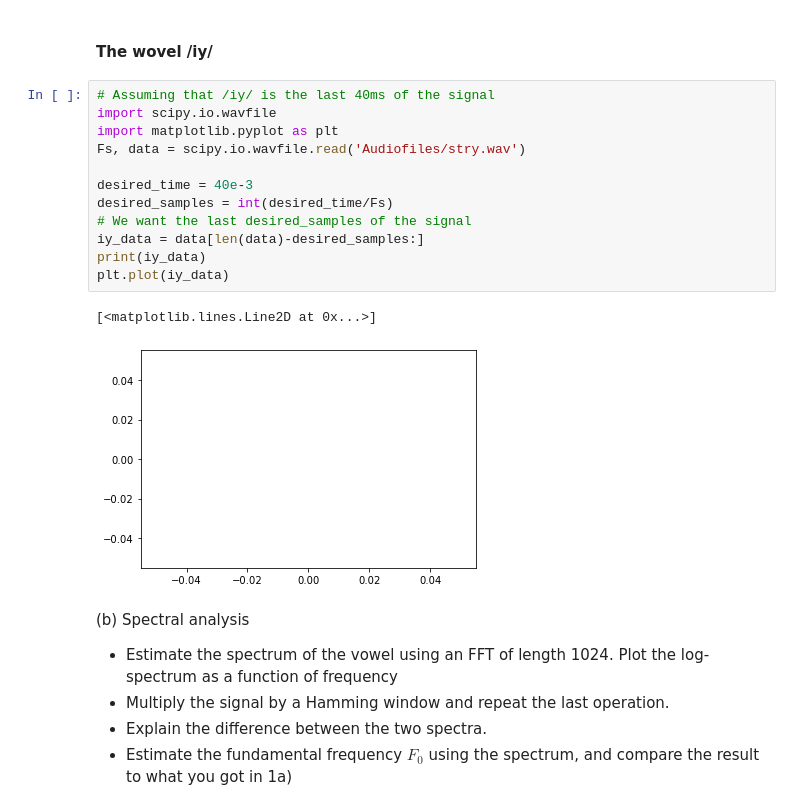
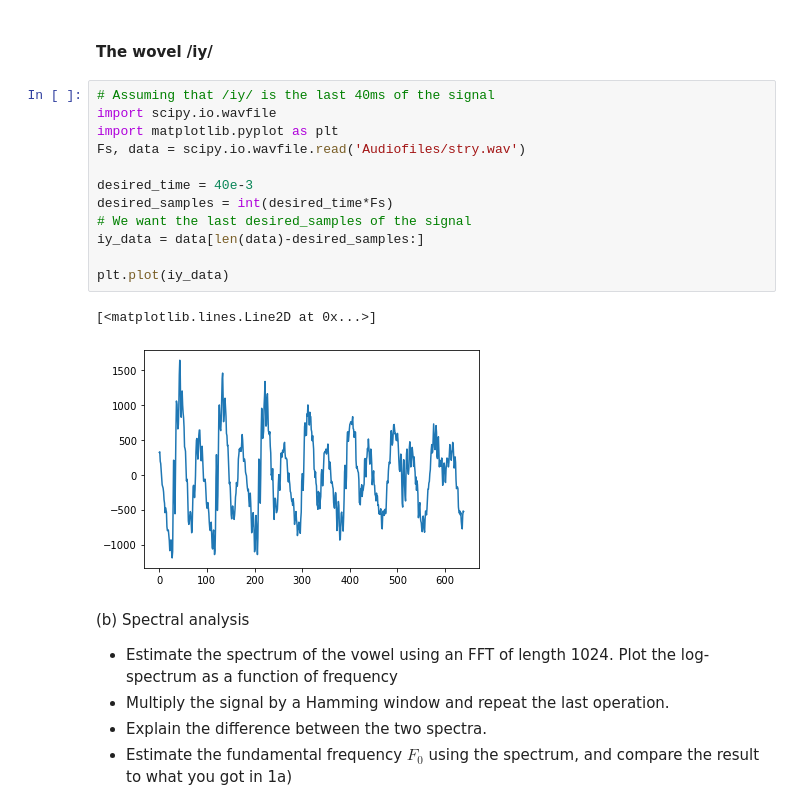
Before and after one commit to jakvah/TTT4185-MachineLearning, a Jupyter notebook: assignment_1.ipynb, the cells around one changed output. Drawn from its saved outputs; the diff is of its cells as text.

```diff
--- a/assignment_1.ipynb
+++ b/assignment_1.ipynb
@@ -37,18 +37,18 @@ To be done..
 # %%
 # Assuming that /iy/ is the last 40ms of the signal
 import scipy.io.wavfile
 import matplotlib.pyplot as plt
 Fs, data = scipy.io.wavfile.read('Audiofiles/stry.wav')
 
 desired_time = 40e-3
-desired_samples = int(desired_time/Fs)
+desired_samples = int(desired_time*Fs)
 # We want the last desired_samples of the signal
 iy_data = data[len(data)-desired_samples:]
-print(iy_data)
+
 plt.plot(iy_data)
 # %% [output]
 [<matplotlib.lines.Line2D at 0x...>]
-[figure, old version]
+[figure, new version]
 # %% [markdown]
 (b) Spectral analysis
 - Estimate the spectrum of the vowel using an FFT of length 1024. Plot the log-spectrum as a function of frequency
```
